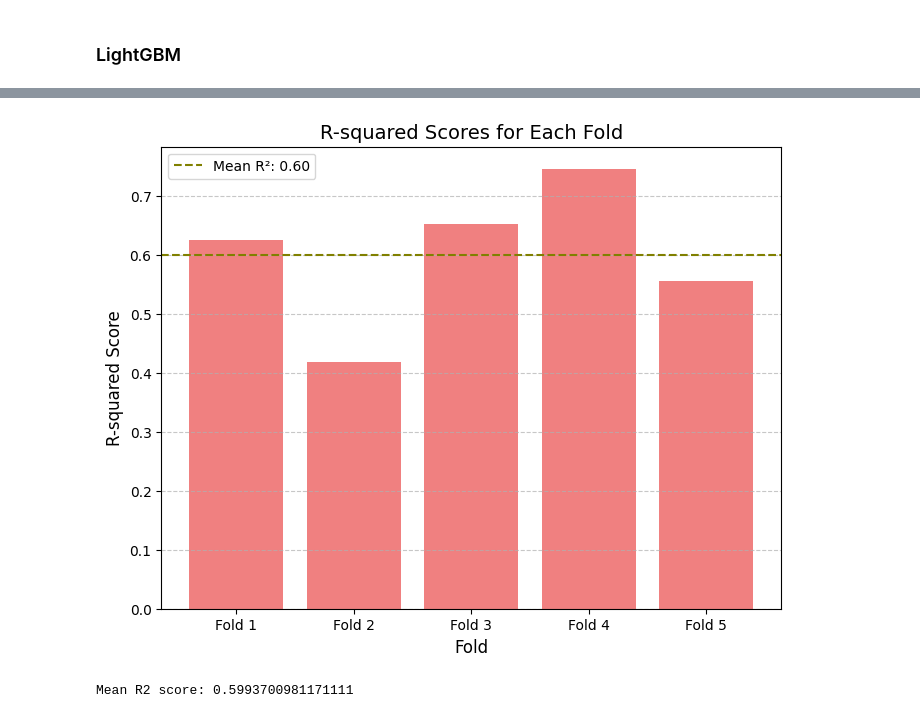
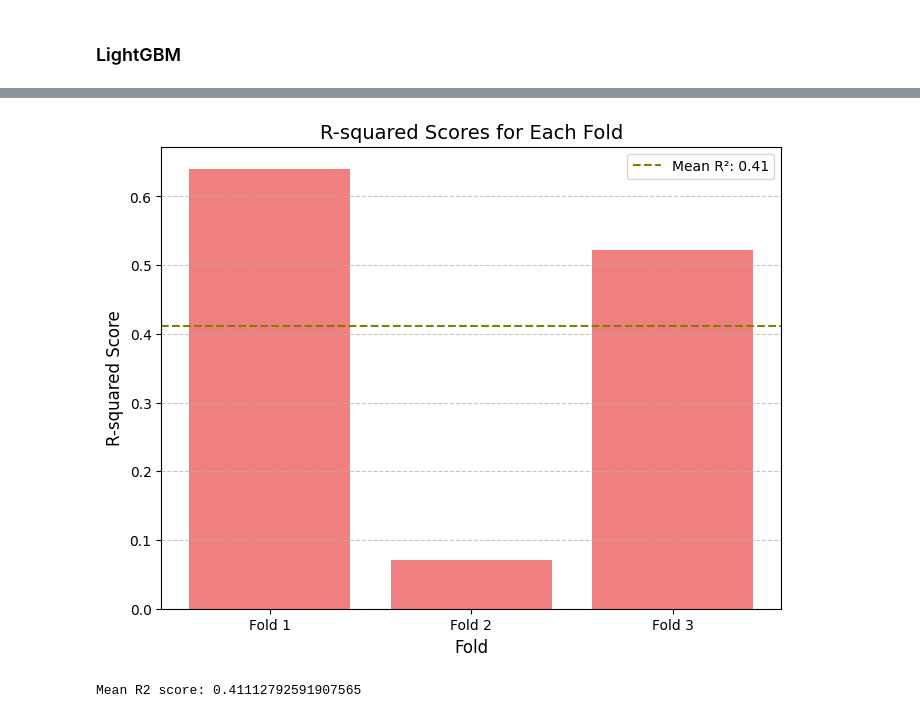
Before and after one commit to ariahosseini/TradML, a Jupyter notebook: ML_Interfacial_Thermal_Resistance.ipynb, the cells around one changed output, grey strips where cells are left out. Drawn from its saved outputs; the diff is of its cells as text; code cells hidden in the pictures.

```diff
--- a/ML_Interfacial_Thermal_Resistance.ipynb
+++ b/ML_Interfacial_Thermal_Resistance.ipynb
@@ -755,5 +760,5 @@ plt.show()
 # %%
-kfolds = KFold(n_splits=5, shuffle=True, random_state=42)
+kfolds = KFold(n_splits=3, shuffle=True, random_state=42)
 
 r2_scores = []
 
@@ -762,7 +767,8 @@ for xt_index, xv_index in kfolds.split(X_test):
     yt_fold, yv_fold = y_test.iloc[xt_index], y_test.iloc[xv_index]
 
     best_estimator = random_search.best_estimator_
-    best_estimator.fit(Xt_fold, yt_fold)
+    best_estimator.fit(Xt_fold, yt_fold,
+                       eval_set=[(Xv_fold, yv_fold)])
 
     pred = best_estimator.predict(Xv_fold)
     r2 = r2_score(yv_fold, pred)
@@ -800,2 +806,2 @@ print(f"Mean R2 score: {np.mean(r2_scores)}")
-[figure, old version]
+[figure, new version]
-Mean R2 score: 0.5993700981171111
+Mean R2 score: 0.41112792591907565
```
Also changed, not shown: parts of 15 cells of this notebook.
